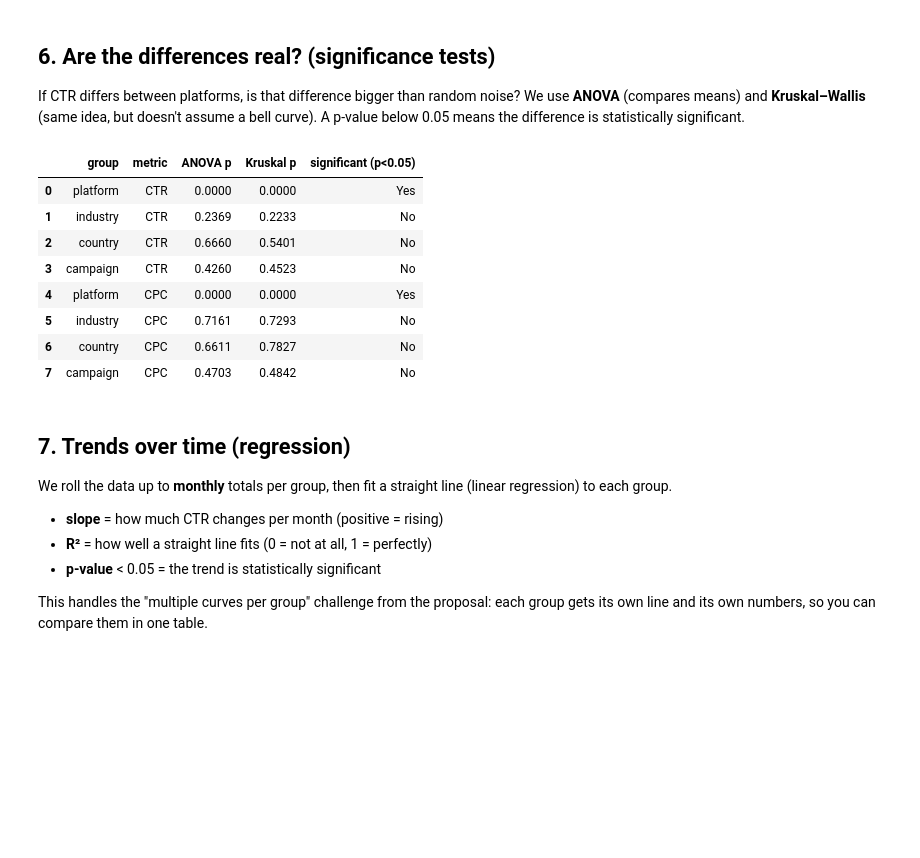
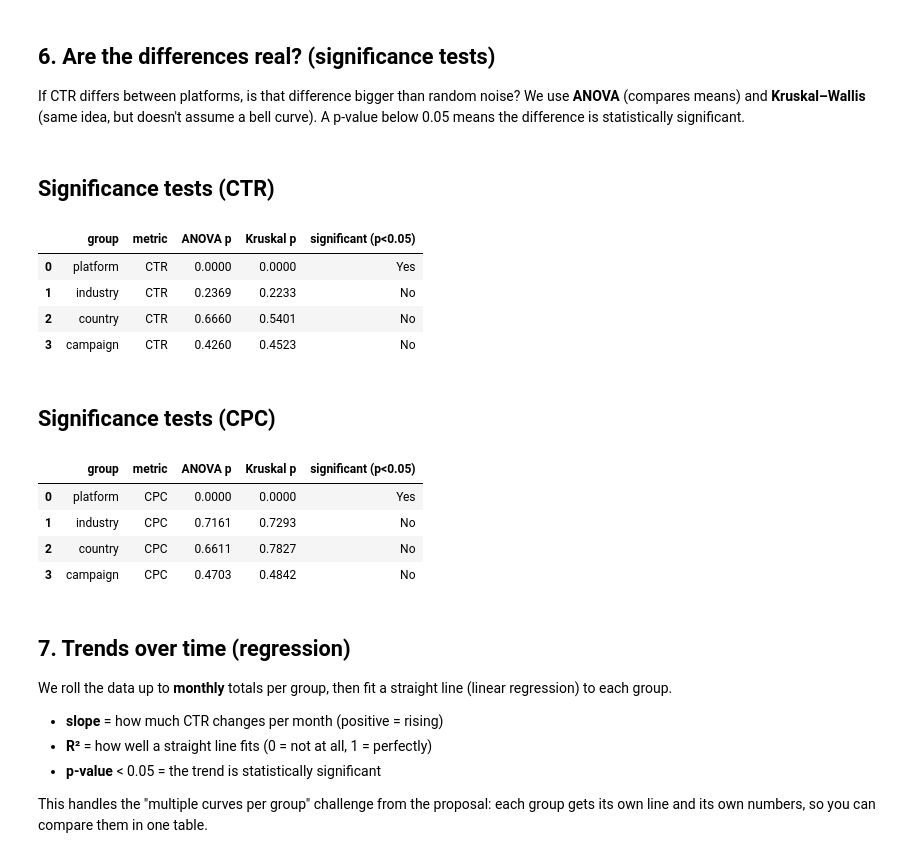
Before and after one commit to swiftycode256/global_ads_analysis, a Jupyter notebook: global_ads_analysis.ipynb, the cells around one changed output. Drawn from its saved outputs; the diff is of its cells as text; code cells hidden in the pictures; blank space fills up the shorter version.

Commit message:
Update table and text formatting in outputs

```diff
--- a/global_ads_analysis.ipynb
+++ b/global_ads_analysis.ipynb
@@ -19,15 +19,14 @@ import numpy as np
 import pandas as pd
 import matplotlib.pyplot as plt
 from scipy import stats
+from IPython.display import display, Markdown
 
 pd.set_option("display.max_columns", 50)
 pd.set_option("display.float_format", lambda x: f"{x:,.4f}")
 plt.rcParams.update({"figure.figsize": (10, 5), "axes.grid": True, "grid.alpha": 0.3})
 os.makedirs("figures", exist_ok=True)
 
-csvs = [f for f in glob.glob("*.csv")]
-assert csvs, "No CSV found. Upload the Kaggle CSV into the same folder as this notebook."
-CSV_PATH = csvs[0]
+CSV_PATH = 'https://raw.githubusercontent.com/swiftycode256/global_ads_analysis/refs/heads/main/global_ads_performance_dataset.csv'
 df = pd.read_csv(CSV_PATH)
 print(f"Loaded {CSV_PATH}: {df.shape[0]:,} rows x {df.shape[1]} columns\n")
 print(df.dtypes)
@@ -171,6 +170,6 @@ def summary(group_role):
     return out
 
 for role in GROUPS:
-    print(f"\n===== By {role} ({COLS[role]}) =====")
-    display(summary(role)) if "display" in globals() else print(summary(role))
+    display(Markdown(f"## By {role} ({COLS[role]})"))
+    display(summary(role))
 # %% [output]
@@ -212,6 +229,6 @@ def totals(group_role):
 ranking_tables = {}
 for role in GROUPS:
     ranking_tables[role] = totals(role)
-    print(f"\n===== Ranking by {role} =====")
-    print(ranking_tables[role])
+    display(Markdown(f"## Ranking by {role}"))
+    display(ranking_tables[role])
 # %% [output]
@@ -290,27 +321,35 @@ A p-value below 0.05 means the difference is statistically significant.
 # %%
 def compare_groups(metric, role):
     g = COLS[role]
     samples = [grp[metric].dropna() for _, grp in d.groupby(g) if grp[metric].notna().sum() > 2]
     if len(samples) < 2:
         return None
     f, p_anova = stats.f_oneway(*samples)
     h, p_kw = stats.kruskal(*samples)
     return {"group": role, "metric": metric, "ANOVA p": p_anova, "Kruskal p": p_kw,
             "significant (p<0.05)": "Yes" if p_kw < 0.05 else "No"}
 
-tests = [compare_groups(m, r) for m in ["CTR", "CPC"] if m in d for r in GROUPS]
+tests = [compare_groups("CTR", r) for r in GROUPS]
+tests2 = [compare_groups("CPC", r) for r in GROUPS]
 tests_df = pd.DataFrame([t for t in tests if t])
-tests_df
+tests2_df = pd.DataFrame([t for t in tests2 if t])
+display(Markdown("## Significance tests (CTR)"))
+display(tests_df)
+display(Markdown("## Significance tests (CPC)"))
+display(tests2_df)
 # %% [output]
+## Significance tests (CTR)
 |  | group | metric | ANOVA p | Kruskal p | significant (p<0.05) |
 | 0 | platform | CTR | 0.0000 | 0.0000 | Yes |
 | 1 | industry | CTR | 0.2369 | 0.2233 | No |
 | 2 | country | CTR | 0.6660 | 0.5401 | No |
 | 3 | campaign | CTR | 0.4260 | 0.4523 | No |
-| 4 | platform | CPC | 0.0000 | 0.0000 | Yes |
-| 5 | industry | CPC | 0.7161 | 0.7293 | No |
-| 6 | country | CPC | 0.6611 | 0.7827 | No |
-| 7 | campaign | CPC | 0.4703 | 0.4842 | No |
+## Significance tests (CPC)
+|  | group | metric | ANOVA p | Kruskal p | significant (p<0.05) |
+| 0 | platform | CPC | 0.0000 | 0.0000 | Yes |
+| 1 | industry | CPC | 0.7161 | 0.7293 | No |
+| 2 | country | CPC | 0.6611 | 0.7827 | No |
+| 3 | campaign | CPC | 0.4703 | 0.4842 | No |
 # %% [markdown]
 ## 7. Trends over time (regression)
 We roll the data up to **monthly** totals per group, then fit a straight line (linear regression) to each group.
```
Also changed, not shown: parts of 7 cells of this notebook.
